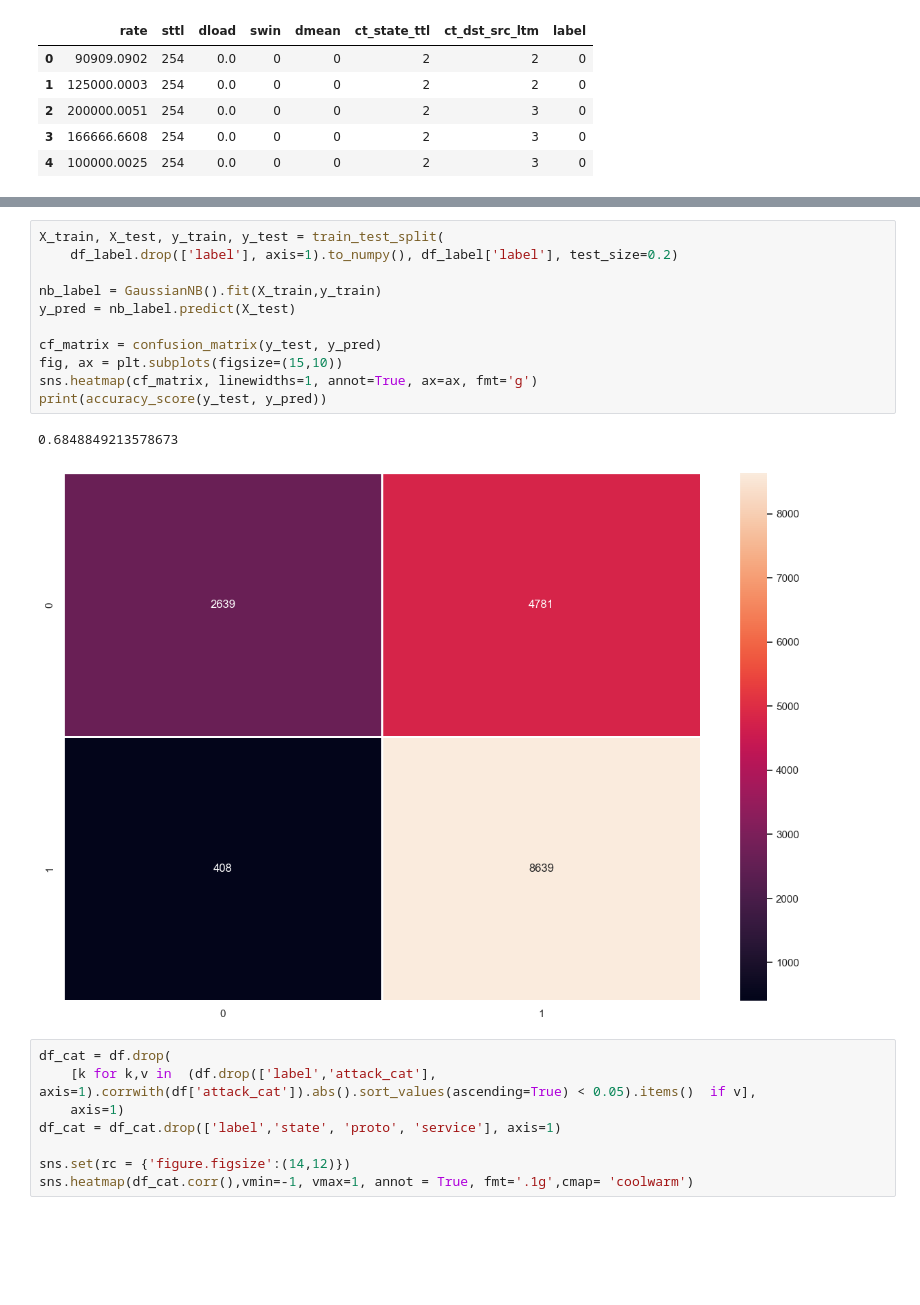
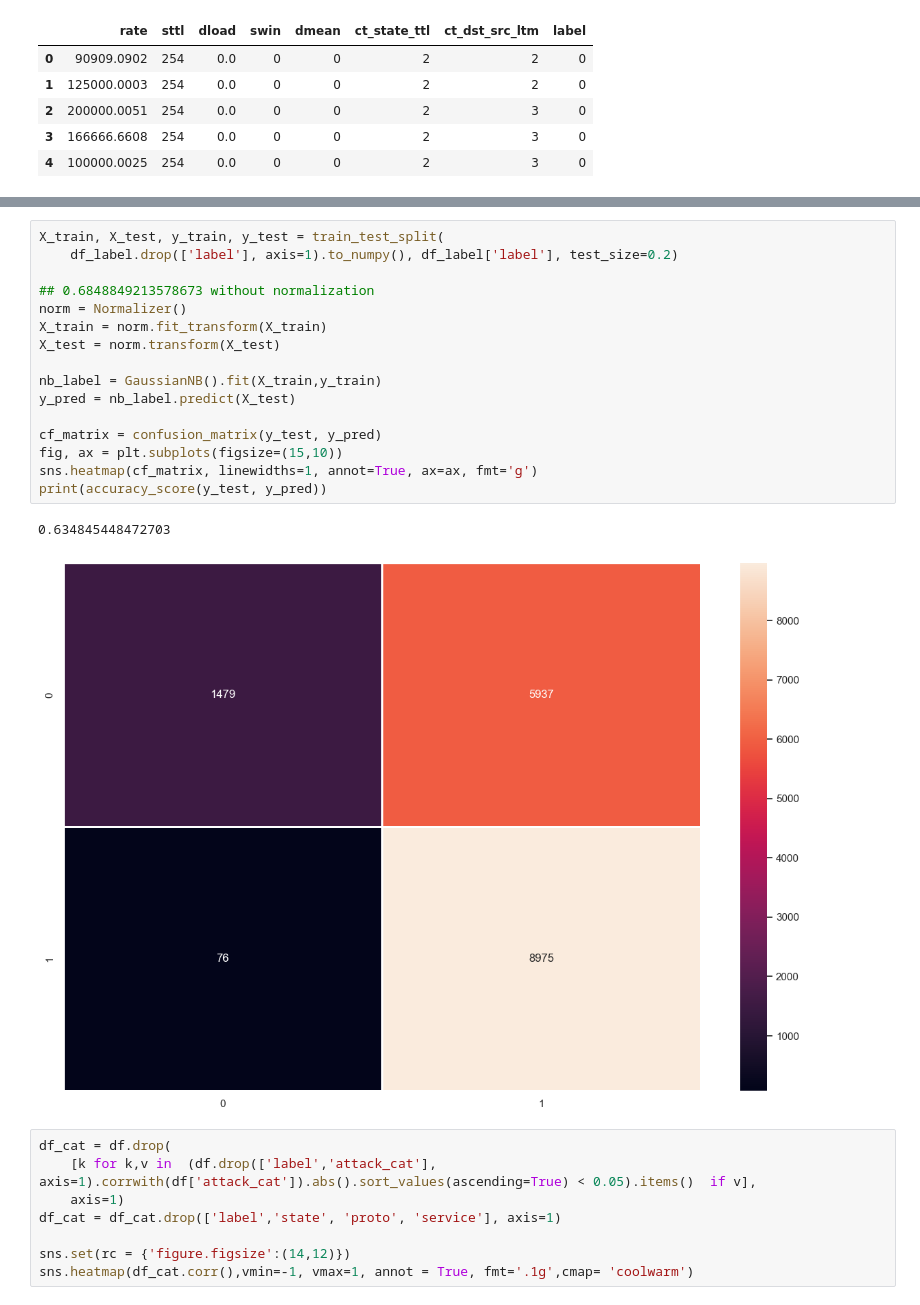
Before and after one commit to bhosley/Schoolwork, a Jupyter notebook: 2023Q2 - Machine Learning/Project/Naive Bayes.ipynb, the cells around one changed output, grey strips where cells are left out. Saved outputs shown, nothing was run; the diff lists cells and outputs as text; blank space fills up the shorter version.

```diff
--- a/2023Q2 - Machine Learning/Project/Naive Bayes.ipynb
+++ b/2023Q2 - Machine Learning/Project/Naive Bayes.ipynb
@@ -72,17 +79,22 @@ print(accuracy_score(y_test, y_pred))
 # %%
 X_train, X_test, y_train, y_test = train_test_split(
     df_label.drop(['label'], axis=1).to_numpy(), df_label['label'], test_size=0.2)
+
+## 0.6848849213578673 without normalization
+norm = Normalizer()
+X_train = norm.fit_transform(X_train)
+X_test = norm.transform(X_test)
 
 nb_label = GaussianNB().fit(X_train,y_train)
 y_pred = nb_label.predict(X_test)
 
 cf_matrix = confusion_matrix(y_test, y_pred)
 fig, ax = plt.subplots(figsize=(15,10))
 sns.heatmap(cf_matrix, linewidths=1, annot=True, ax=ax, fmt='g')
 print(accuracy_score(y_test, y_pred))
 # %% [output]
-0.6848849213578673
+0.634845448472703
-[figure, old version]
+[figure, new version]
 # %%
 df_cat = df.drop(
     [k for k,v in  (df.drop(['label','attack_cat'], axis=1).corrwith(df['attack_cat']).abs().sort_values(ascending=True) < 0.05).items()  if v],
```
Also changed, not shown: parts of 7 cells of this notebook.
